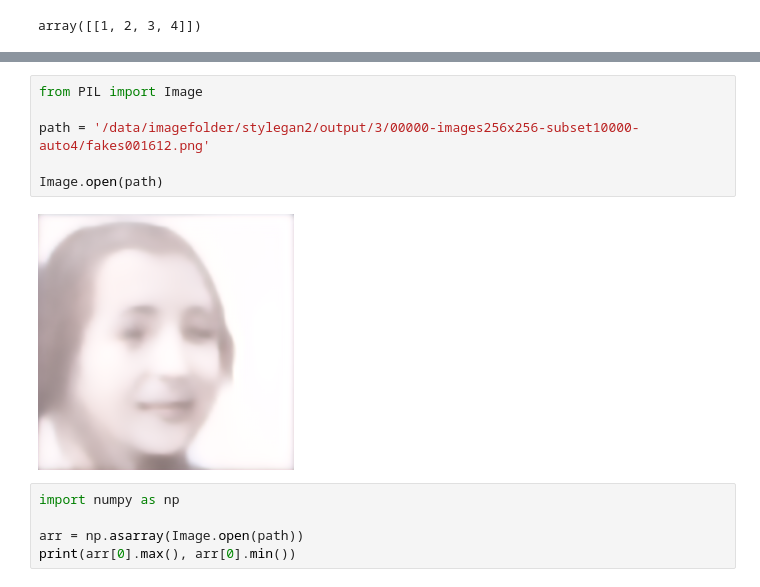
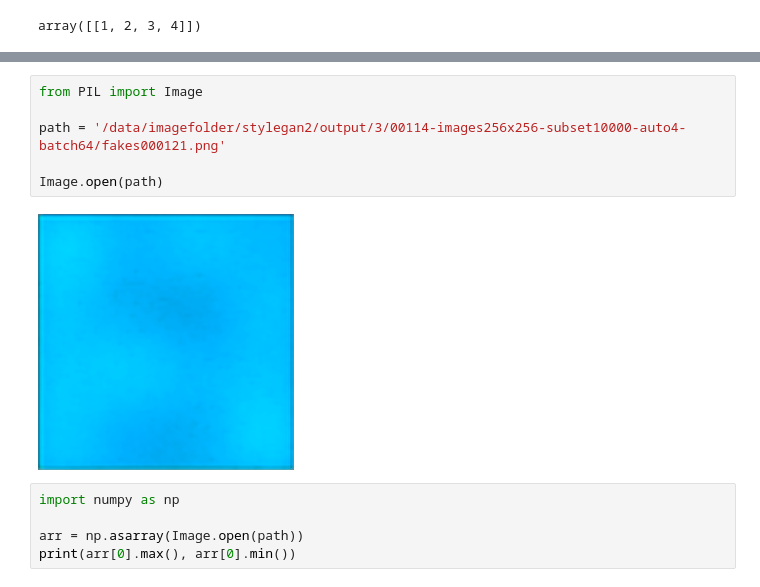
Before and after one commit to bill2bill/latent-stylegan2-ada-pytorch, a Jupyter notebook: example/sample.ipynb, the cells around one changed output, grey strips where cells are left out. Cells and saved outputs as stored; diff of their text form.

```diff
--- a/example/sample.ipynb
+++ b/example/sample.ipynb
@@ -36,11 +34,11 @@ total 640
 # %%
 from PIL import Image
 
-path = '/data/imagefolder/stylegan2/output/3/00000-images256x256-subset10000-auto4/fakes001612.png'
+path = '/data/imagefolder/stylegan2/output/3/00114-images256x256-subset10000-auto4-batch64/fakes000121.png'
 
 Image.open(path)
 # %% [output]
-[figure, old version]
+[figure, new version]
 # %%
 import numpy as np
 
```
Also changed, not shown: parts of 1 cell of this notebook, 3 other files.
